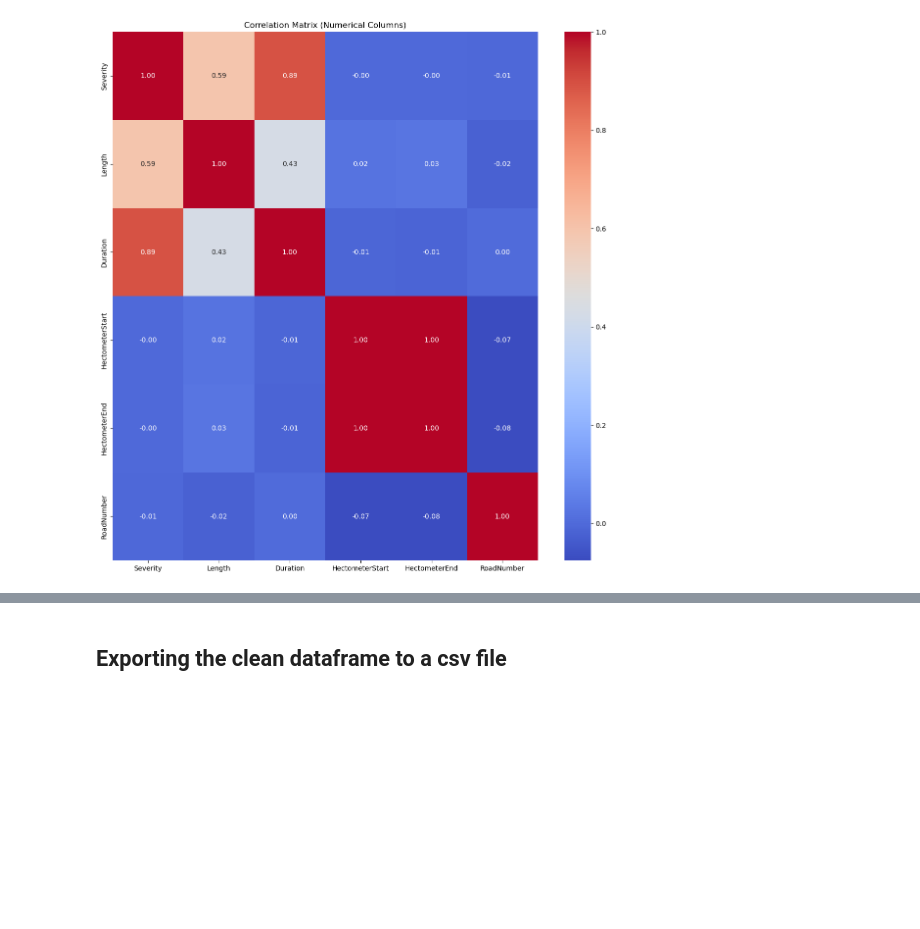
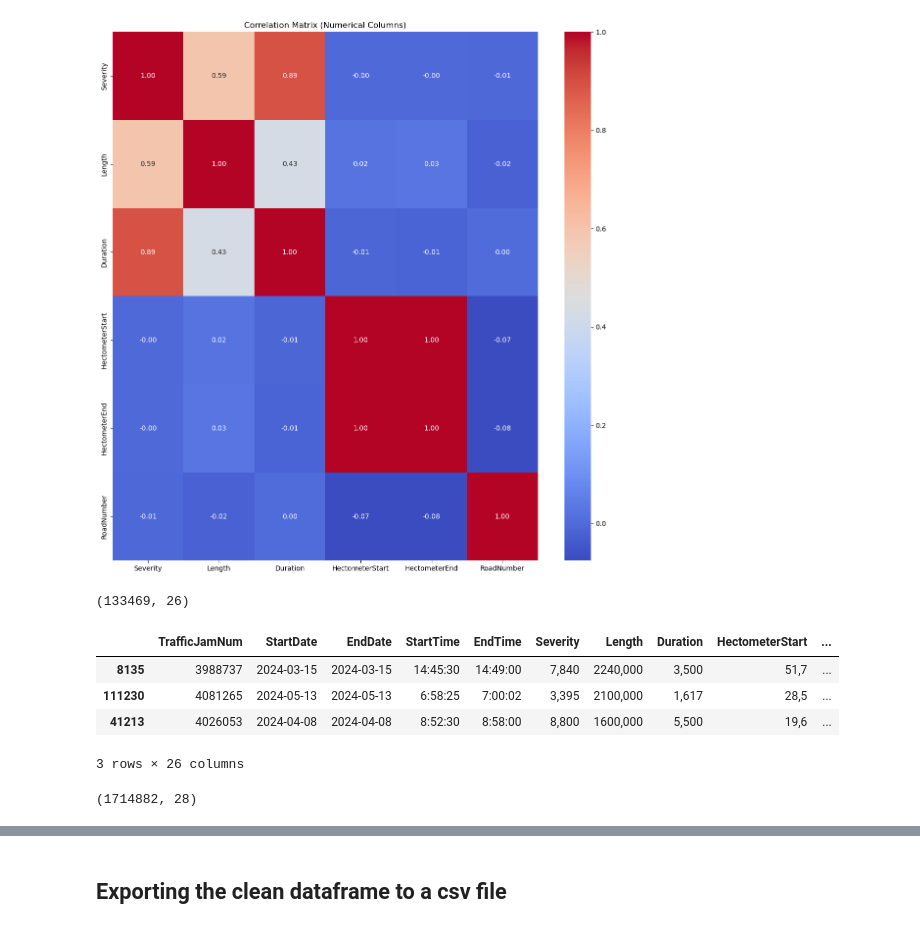
Before and after one commit to mhristev/TodayAI, a Jupyter notebook: TrafficDataCleaning.ipynb, the cells around one changed output, grey strips where cells are left out. Saved outputs shown, nothing was run; the diff lists cells and outputs as text; code cells hidden in the pictures; blank space fills up the shorter version.

```diff
--- a/TrafficDataCleaning.ipynb
+++ b/TrafficDataCleaning.ipynb
@@ -935,3 +941,29 @@ plt.title('Correlation Matrix (Numerical Columns)')
 plt.show()
 # %% [output]
 [figure]
+# %%
+march = pd.read_csv("datasets/2024-03_rws_filedata.csv", sep=';')
+april = pd.read_csv("datasets/2024-04_rws_filedata.csv", sep=';')
+may = pd.read_csv("datasets/2024-05_rws_filedata.csv", sep=';')
+june = pd.read_csv("datasets/2024-06_rws_filedata.csv", sep=';')
+all_data = pd.concat([march, april, may, june], ignore_index=True)
+all_data.shape
+# %% [output]
+(133469, 26)
+# %%
+english_column_names = [
+    'TrafficJamNum', 'StartDate', 'EndDate', 'StartTime', 'EndTime', 'Severity', 'Length', 'Duration',
+    'HectometerStart', 'HectometerEnd', 'RoadLetter', 'RoadNumber', 'RoadDescr', 'HectometerDirection',
+    'RoadSectionFrom', 'RoadSectionTo', 'MainRoadFrom', 'MainRoadTo', 'CauseCodeDescr', 'CauseClass',
+    'CauseCodeClass', 'CauseCode', 'Cause_1', 'Cause_2', 'Cause_3', 'Cause_4'
+]
+
+all_data.columns = english_column_names
+
+all_data.sample(3)
+# %% [output]
+|  | TrafficJamNum | StartDate | EndDate | StartTime | EndTime | Severity | Length | Duration | HectometerStart | ... |
+| 8135 | 3988737 | 2024-03-15 | 2024-03-15 | 14:45:30 | 14:49:00 | 7,840 | 2240,000 | 3,500 | 51,7 | ... |
+| 111230 | 4081265 | 2024-05-13 | 2024-05-13 | 6:58:25 | 7:00:02 | 3,395 | 2100,000 | 1,617 | 28,5 | ... |
+| 41213 | 4026053 | 2024-04-08 | 2024-04-08 | 8:52:30 | 8:58:00 | 8,800 | 1600,000 | 5,500 | 19,6 | ... |
+3 rows × 26 columns
@@ -937,0 +990,5 @@ plt.show()
+# %%
+all_data = pd.concat([all_data, traffic_jam], ignore_index=True)
+all_data.shape
+# %% [output]
+(1714882, 28)
```
Also changed, not shown: parts of 8 cells of this notebook, 1 other file.
